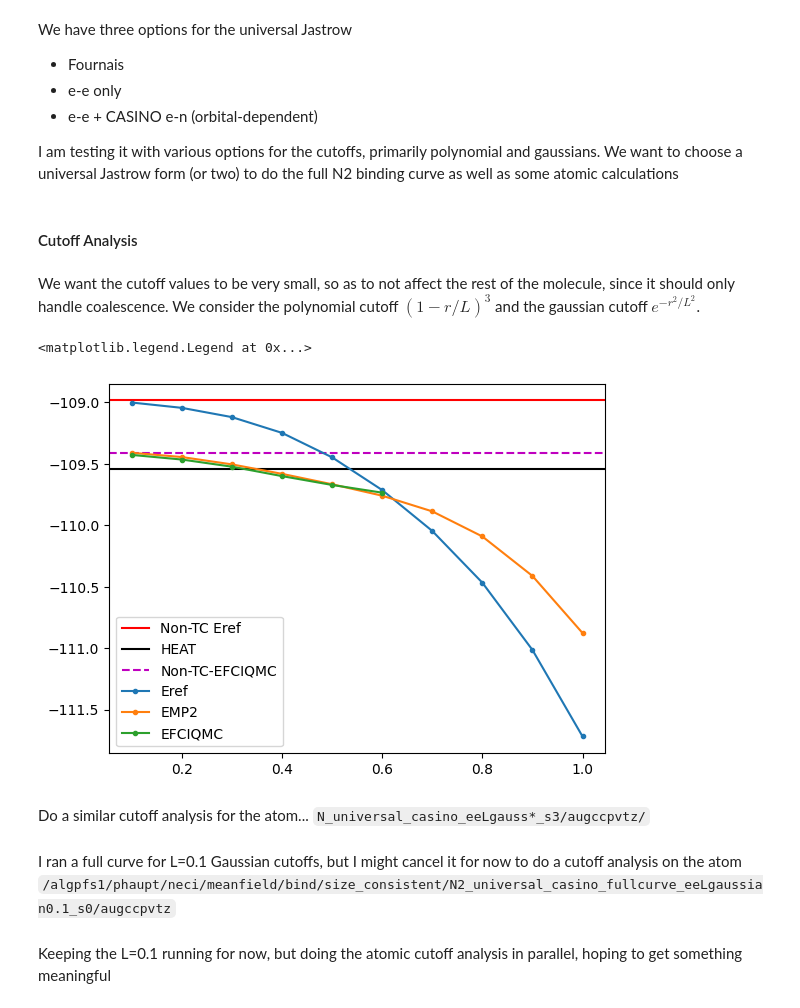
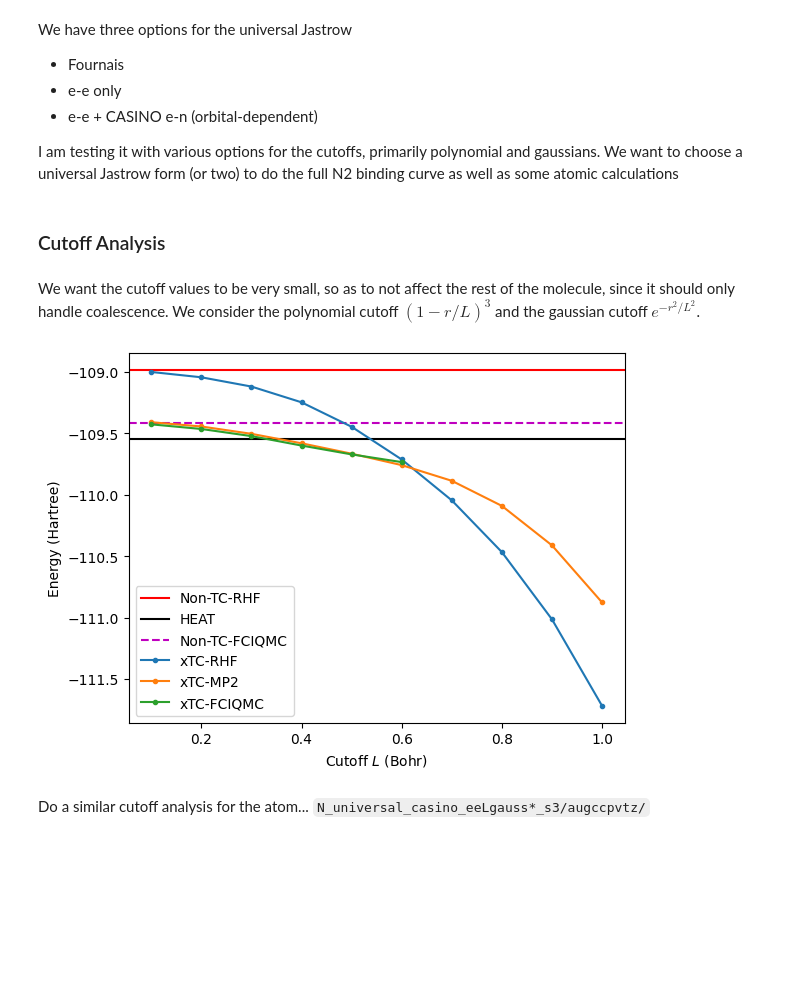
Before and after one commit to jphaupt/phdthesis_haupt, a Jupyter notebook: figures/universal/notes.ipynb, the cells around one changed output. Drawn from its saved outputs; the diff is of its cells as text; code cells hidden in the pictures; blank space fills up the shorter version.

Commit message:
cutoff data

```diff
--- a/figures/universal/notes.ipynb
+++ b/figures/universal/notes.ipynb
@@ -35,27 +33,24 @@ We have three options for the universal Jastrow
 
 I am testing it with various options for the cutoffs, primarily polynomial and gaussians. We want to choose a universal Jastrow form (or two) to do the full N2 binding curve as well as some atomic calculations
 # %% [markdown]
-#### Cutoff Analysis
+### Cutoff Analysis
 # %% [markdown]
 We want the cutoff values to be very small, so as to not affect the rest of the molecule, since it should only handle coalescence. We consider the polynomial cutoff $(1-r/L)^3$ and the gaussian cutoff $e^{-r^2/L^2}$.
 # %%
 # gaussian cutoff data
 data_gauss = load_data_with_uncertainties("data/universal_gauss_cutoff_energies.dat", uncertainty_cols=[3])
-plt.axhline(y=-108.98408566080087, color='r', linestyle='-', label="Non-TC Eref")
+plt.axhline(y=-108.98408566080087, color='r', linestyle='-', label="Non-TC-RHF")
 plt.axhline(y=-109.5425, color='k', linestyle='-', label="HEAT")
-plt.axhline(y=-109.412216, color='m', linestyle='--', label="Non-TC-EFCIQMC")
-plt.plot(data_gauss[:,0], data_gauss[:,1], '.-', label="Eref")
-plt.plot(data_gauss[:,0], data_gauss[:,2], '.-', label="EMP2")
-plt.plot(data_gauss[:,0], [x.n for x in data_gauss[:,3]], '.-', label="EFCIQMC")
+plt.axhline(y=-109.412216, color='m', linestyle='--', label="Non-TC-FCIQMC")
+plt.plot(data_gauss[:,0], data_gauss[:,1], '.-', label="xTC-RHF")
+plt.plot(data_gauss[:,0], data_gauss[:,2], '.-', label="xTC-MP2")
+plt.plot(data_gauss[:,0], [x.n for x in data_gauss[:,3]], '.-', label="xTC-FCIQMC")
+plt.xlabel(r"Cutoff $L$ (Bohr)")
+plt.ylabel(r"Energy (Hartree)")
 plt.legend()
+plt.savefig("cutoffs_molecule.pdf")
 # %% [output]
-<matplotlib.legend.Legend at 0x...>
-[figure, old version]
+[figure, new version]
 # %% [markdown]
 Do a similar cutoff analysis for the atom...
 `N_universal_casino_eeLgauss*_s3/augccpvtz/`
-# %% [markdown]
-I ran a full curve for L=0.1 Gaussian cutoffs, but I might cancel it for now to do a cutoff analysis on the atom
-`/algpfs1/phaupt/neci/meanfield/bind/size_consistent/N2_universal_casino_fullcurve_eeLgaussian0.1_s0/augccpvtz`
-# %% [markdown]
-Keeping the L=0.1 running for now, but doing the atomic cutoff analysis in parallel, hoping to get something meaningful
```
Also changed, not shown: parts of 9 cells of this notebook, 4 other files.
